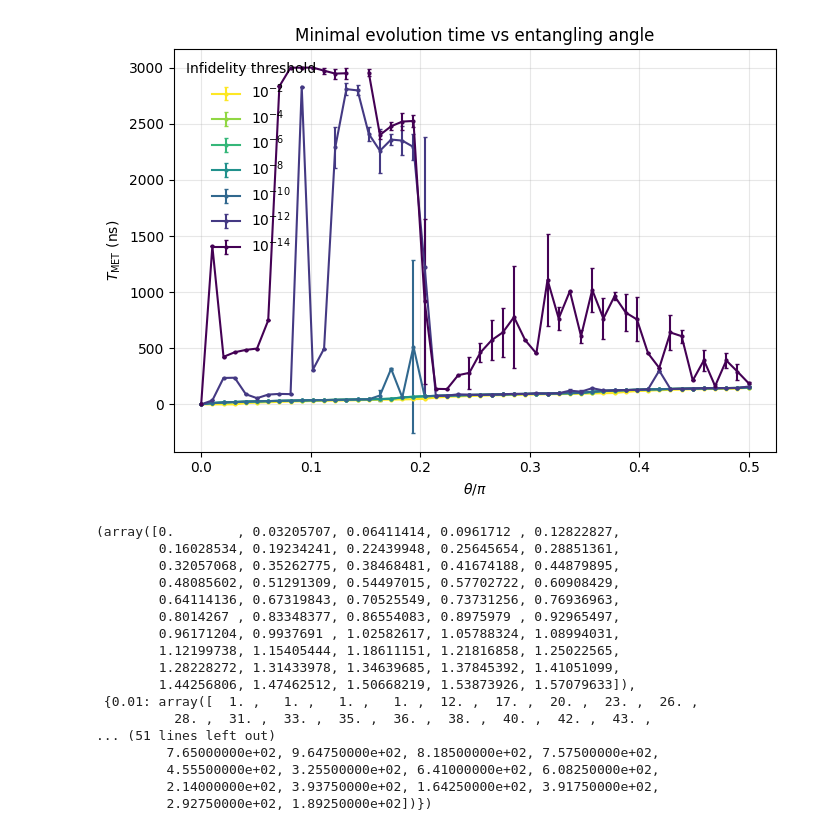
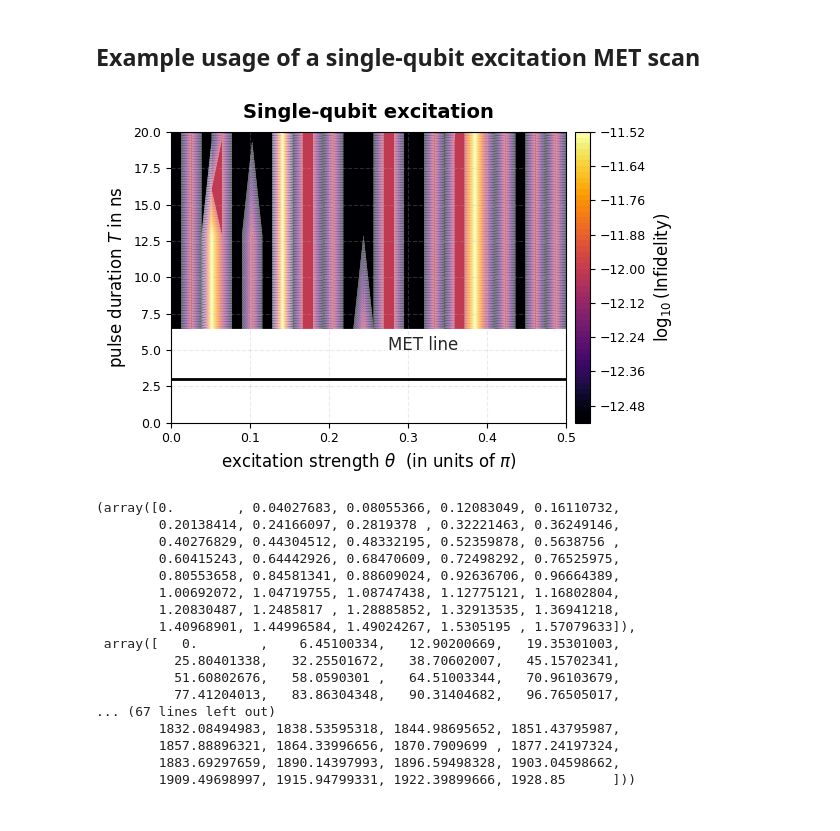
Before and after one commit to haoran-ye/pulse_VQE_entanglement, a Jupyter notebook: notebooks/sqe_met.ipynb, the cells around one changed output. Saved outputs shown, nothing was run; the diff lists cells and outputs as text; code cells hidden in the pictures.

```diff
--- a/notebooks/sqe_met.ipynb
+++ b/notebooks/sqe_met.ipynb
@@ -1,3 +1,5 @@
+# %% [markdown]
+## Example usage of a single-qubit excitation MET scan
 # %%
 import sys
 from pathlib import Path
@@ -7,31 +9,32 @@ if str(ROOT) not in sys.path:
     sys.path.insert(0, str(ROOT))
 
 from pulse_vqe_entanglement.plotting import plot_MET_vs_theta_from_dir
-
-results_dir = Path("../results") / "met_scan"
-
-plot_MET_vs_theta_from_dir(
-    results_dir,
-    use="mean",
-    show_errorbars=True,
-    #errorbar_kind="std"
-)
+from pulse_vqe_entanglement.plotting import plot_MET_colormap_from_dir
-# %% [output]
-[figure, removed]
-(array([0.        , 0.03205707, 0.06411414, 0.0961712 , 0.12822827,
-        0.16028534, 0.19234241, 0.22439948, 0.25645654, 0.28851361,
-        0.32057068, 0.35262775, 0.38468481, 0.41674188, 0.44879895,
-        0.48085602, 0.51291309, 0.54497015, 0.57702722, 0.60908429,
-        0.64114136, 0.67319843, 0.70525549, 0.73731256, 0.76936963,
-        0.8014267 , 0.83348377, 0.86554083, 0.8975979 , 0.92965497,
-        0.96171204, 0.9937691 , 1.02582617, 1.05788324, 1.08994031,
-        1.12199738, 1.15405444, 1.18611151, 1.21816858, 1.25022565,
-        1.28228272, 1.31433978, 1.34639685, 1.37845392, 1.41051099,
-        1.44256806, 1.47462512, 1.50668219, 1.53873926, 1.57079633]),
- {0.01: array([  1. ,   1. ,   1. ,   1. ,  12. ,  17. ,  20. ,  23. ,  26. ,
-          28. ,  31. ,  33. ,  35. ,  36. ,  38. ,  40. ,  42. ,  43. ,
-... (51 lines left out)
-         7.65000000e+02, 9.64750000e+02, 8.18500000e+02, 7.57500000e+02,
-         4.55500000e+02, 3.25500000e+02, 6.41000000e+02, 6.08250000e+02,
-         2.14000000e+02, 3.93750000e+02, 1.64250000e+02, 3.91750000e+02,
-         2.92750000e+02, 1.89250000e+02])})
+# %%
+plot_MET_colormap_from_dir(
+    results_dir=Path("/Users/yehaoran/Desktop/VQE_Chem/pulse_vqe_entanglement/results/met_scan_dense").expanduser(),
+    use="mean",
+    n_T=300,
+    levels=50,
+    cmap="inferno",
+    met_line_I=1e-6,     # draw the MET line
+)
+# %% [output]
+[figure, added]
+(array([0.        , 0.04027683, 0.08055366, 0.12083049, 0.16110732,
+        0.20138414, 0.24166097, 0.2819378 , 0.32221463, 0.36249146,
+        0.40276829, 0.44304512, 0.48332195, 0.52359878, 0.5638756 ,
+        0.60415243, 0.64442926, 0.68470609, 0.72498292, 0.76525975,
+        0.80553658, 0.84581341, 0.88609024, 0.92636706, 0.96664389,
+        1.00692072, 1.04719755, 1.08747438, 1.12775121, 1.16802804,
+        1.20830487, 1.2485817 , 1.28885852, 1.32913535, 1.36941218,
+        1.40968901, 1.44996584, 1.49024267, 1.5305195 , 1.57079633]),
+ array([   0.        ,    6.45100334,   12.90200669,   19.35301003,
+          25.80401338,   32.25501672,   38.70602007,   45.15702341,
+          51.60802676,   58.0590301 ,   64.51003344,   70.96103679,
+          77.41204013,   83.86304348,   90.31404682,   96.76505017,
+... (67 lines left out)
+        1832.08494983, 1838.53595318, 1844.98695652, 1851.43795987,
+        1857.88896321, 1864.33996656, 1870.7909699 , 1877.24197324,
+        1883.69297659, 1890.14397993, 1896.59498328, 1903.04598662,
+        1909.49698997, 1915.94799331, 1922.39899666, 1928.85      ]))
```
Also changed, not shown: parts of 1 cell of this notebook, 21 other files.
